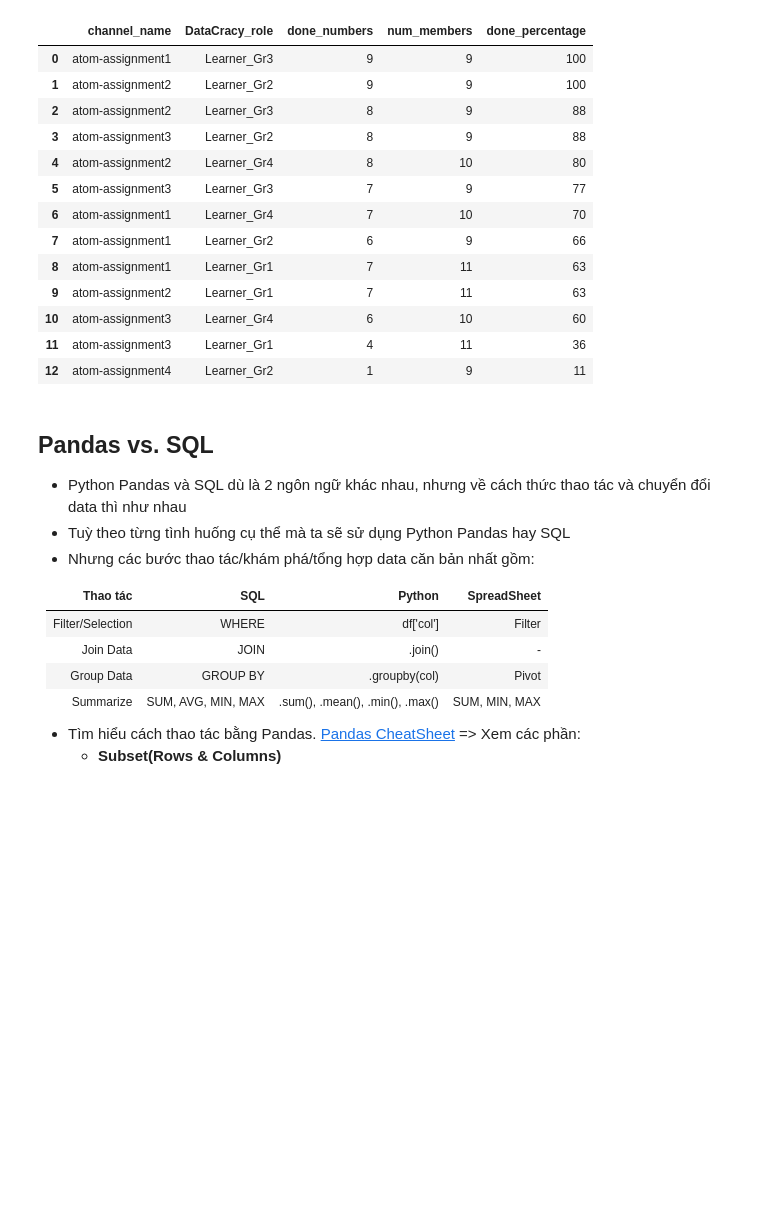
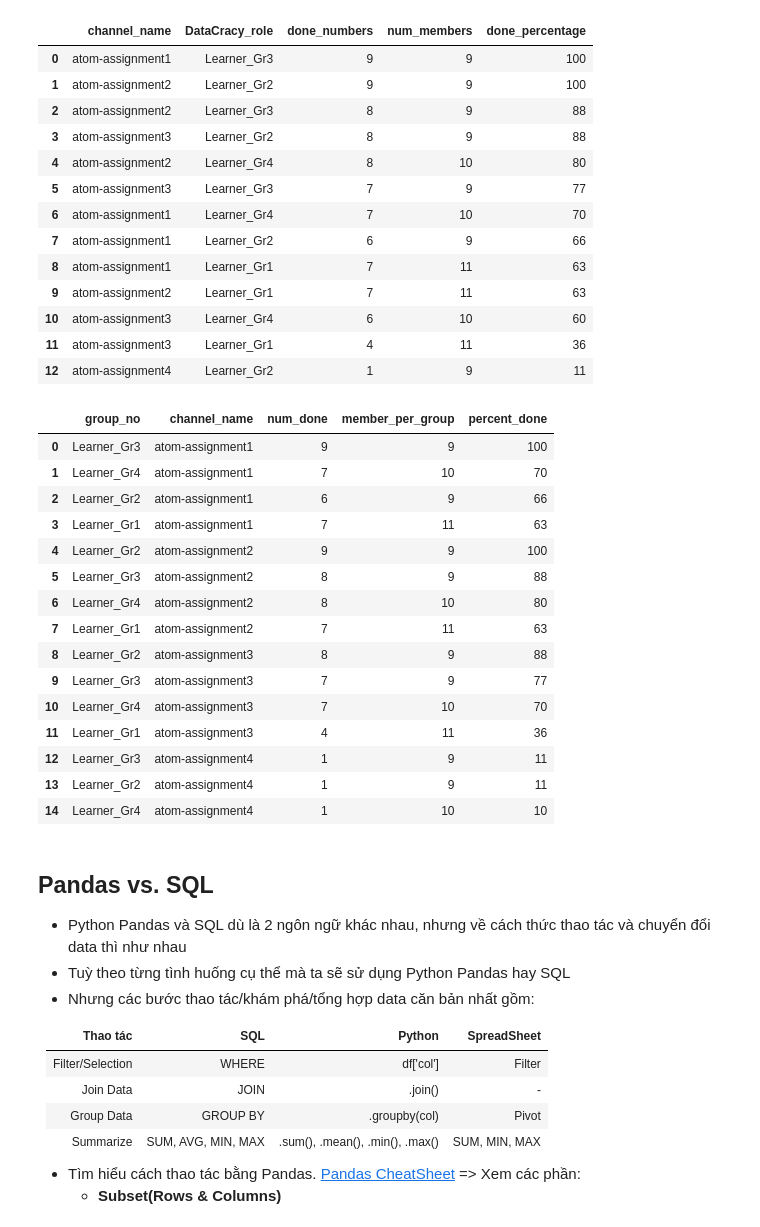
Before and after one commit to Ha-Huynh-Anh/atom-assignments, a Jupyter notebook: assignment_4/home_assignment_4.ipynb, the cells around one changed output. Drawn from its saved outputs; the diff is of its cells as text; code cells hidden in the pictures; blank space fills up the shorter version.

```diff
--- a/assignment_4/home_assignment_4.ipynb
+++ b/assignment_4/home_assignment_4.ipynb
@@ -1137,6 +1090,60 @@ ORDER BY done_percentage DESC
 | 10 | atom-assignment3 | Learner_Gr4 | 6 | 10 | 60 |
 | 11 | atom-assignment3 | Learner_Gr1 | 4 | 11 | 36 |
 | 12 | atom-assignment4 | Learner_Gr2 | 1 | 9 | 11 |
+# %%
+## tỷ lệ % hoàn thành bài tập theo groups
+con.execute('''
+WITH all_info AS (
+  SELECT
+  t1.channel_name,
+  t2.DataCracy_role AS Group_No
+  FROM (SELECT t3.channel_name, t4.*
+        FROM channel_df AS t3
+        JOIN msg_df AS t4
+        ON t3.channel_id = t4.channel_id
+        WHERE github_link IS NOT NULL AND t3.channel_name LIKE 'atom-assignment%') AS t1
+  JOIN (SELECT t5.user_id, t6.*
+       FROM user_df AS t5
+       JOIN dtc_groups AS t6
+       ON t5.name = t6.name
+       WHERE t6.DataCracy_role LIKE 'Learner_Gr%') AS t2
+  ON t1.user_id = t2.user_id
+  WHERE t2.DataCracy_role LIKE 'Learner%'
+)
+SELECT
+b1.*,
+(b1.num_done * 100)/(b1.member_per_group) AS Percent_Done
+FROM (SELECT
+      a2.*,
+      a1.member_per_group
+      FROM (SELECT DataCracy_role AS group_no,
+                  COUNT(DataCracy_role) AS member_per_group
+            FROM dtc_groups
+            WHERE DataCracy_role LIKE 'Learner_Gr%'
+            GROUP BY DataCracy_role ) AS a1
+      JOIN (SELECT group_no, channel_name, COUNT(group_no) AS Num_done
+            FROM all_info
+            GROUP BY channel_name, group_no) AS a2
+      ON a1.group_no = a2.group_no) AS b1
+      ORDER BY channel_name ASC, percent_done DESC
+''').fetch_df()
+# %% [output]
+|  | group_no | channel_name | num_done | member_per_group | percent_done |
+| 0 | Learner_Gr3 | atom-assignment1 | 9 | 9 | 100 |
+| 1 | Learner_Gr4 | atom-assignment1 | 7 | 10 | 70 |
+| 2 | Learner_Gr2 | atom-assignment1 | 6 | 9 | 66 |
+| 3 | Learner_Gr1 | atom-assignment1 | 7 | 11 | 63 |
+| 4 | Learner_Gr2 | atom-assignment2 | 9 | 9 | 100 |
+| 5 | Learner_Gr3 | atom-assignment2 | 8 | 9 | 88 |
+| 6 | Learner_Gr4 | atom-assignment2 | 8 | 10 | 80 |
+| 7 | Learner_Gr1 | atom-assignment2 | 7 | 11 | 63 |
+| 8 | Learner_Gr2 | atom-assignment3 | 8 | 9 | 88 |
+| 9 | Learner_Gr3 | atom-assignment3 | 7 | 9 | 77 |
+| 10 | Learner_Gr4 | atom-assignment3 | 7 | 10 | 70 |
+| 11 | Learner_Gr1 | atom-assignment3 | 4 | 11 | 36 |
+| 12 | Learner_Gr3 | atom-assignment4 | 1 | 9 | 11 |
+| 13 | Learner_Gr2 | atom-assignment4 | 1 | 9 | 11 |
+| 14 | Learner_Gr4 | atom-assignment4 | 1 | 10 | 10 |
 # %%
 con.execute('''
 SELECT
```
Also changed, not shown: parts of 1 cell of this notebook.
